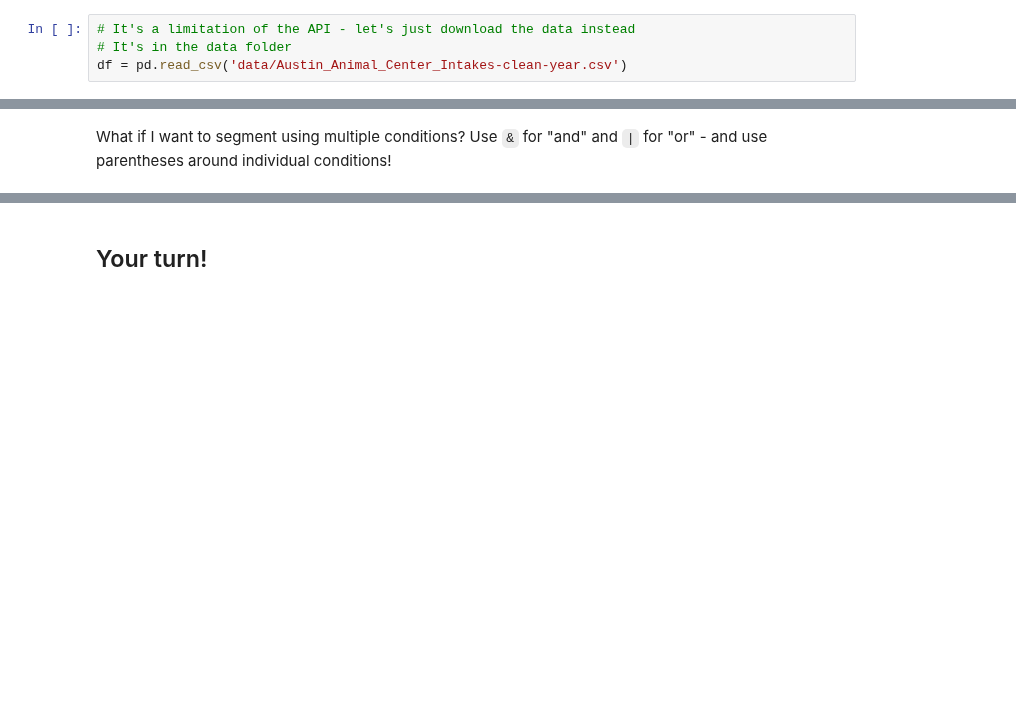
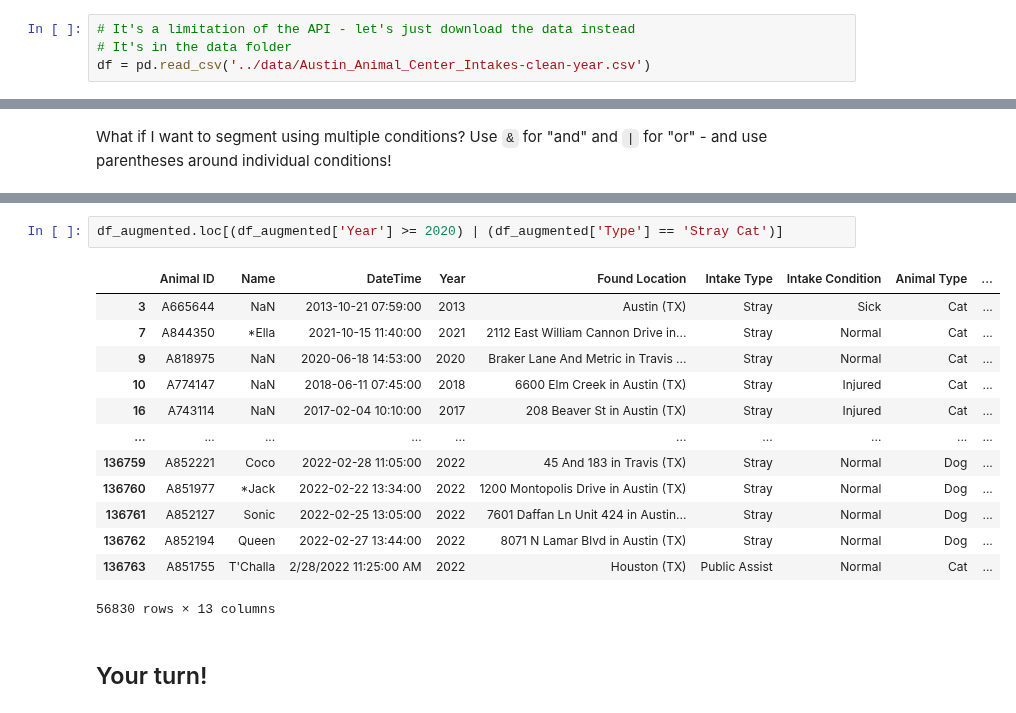
Before and after one commit to flatiron-school/NATL-DS-051523, a Jupyter notebook: Phase1/solutions/pandas_dataframes_051723-SOLUTION.ipynb, the cells around one changed output, grey strips where cells are left out. Drawn from its saved outputs; the diff is of its cells as text; blank space fills up the shorter version.

```diff
--- a/Phase1/solutions/pandas_dataframes_051723-SOLUTION.ipynb
+++ b/Phase1/solutions/pandas_dataframes_051723-SOLUTION.ipynb
@@ -322,7 +222,7 @@ intakes_url.shape
 # %%
 # It's a limitation of the API - let's just download the data instead
 # It's in the data folder
-df = pd.read_csv('data/Austin_Animal_Center_Intakes-clean-year.csv')
+df = pd.read_csv('../data/Austin_Animal_Center_Intakes-clean-year.csv')
 # %%
 # Now let's explore those earlier attributes and methods on this dataset!
 # Check the first 5 rows
@@ -462,3 +565,19 @@ df_augmented.loc[(df_augmented['Year'] >= 2020) & (df_augmented['Type'] == 'Stra
+# %%
+df_augmented.loc[(df_augmented['Year'] >= 2020) | (df_augmented['Type'] == 'Stray Cat')]
+# %% [output]
+|  | Animal ID | Name | DateTime | Year | Found Location | Intake Type | Intake Condition | Animal Type | ... |
+| 3 | A665644 | NaN | 2013-10-21 07:59:00 | 2013 | Austin (TX) | Stray | Sick | Cat | ... |
+| 7 | A844350 | *Ella | 2021-10-15 11:40:00 | 2021 | 2112 East William Cannon Drive in... | Stray | Normal | Cat | ... |
+| 9 | A818975 | NaN | 2020-06-18 14:53:00 | 2020 | Braker Lane And Metric in Travis ... | Stray | Normal | Cat | ... |
+| 10 | A774147 | NaN | 2018-06-11 07:45:00 | 2018 | 6600 Elm Creek in Austin (TX) | Stray | Injured | Cat | ... |
+| 16 | A743114 | NaN | 2017-02-04 10:10:00 | 2017 | 208 Beaver St in Austin (TX) | Stray | Injured | Cat | ... |
+| ... | ... | ... | ... | ... | ... | ... | ... | ... | ... |
+| 136759 | A852221 | Coco | 2022-02-28 11:05:00 | 2022 | 45 And 183 in Travis (TX) | Stray | Normal | Dog | ... |
+| 136760 | A851977 | *Jack | 2022-02-22 13:34:00 | 2022 | 1200 Montopolis Drive in Austin (TX) | Stray | Normal | Dog | ... |
+| 136761 | A852127 | Sonic | 2022-02-25 13:05:00 | 2022 | 7601 Daffan Ln Unit 424 in Austin... | Stray | Normal | Dog | ... |
+| 136762 | A852194 | Queen | 2022-02-27 13:44:00 | 2022 | 8071 N Lamar Blvd in Austin (TX) | Stray | Normal | Dog | ... |
+| 136763 | A851755 | T'Challa | 2/28/2022 11:25:00 AM | 2022 | Houston (TX) | Public Assist | Normal | Cat | ... |
+56830 rows × 13 columns
 # %% [markdown]
 ## Your turn!
 # %% [markdown]
```
Also changed, not shown: parts of 35 cells of this notebook, 2 other files.
